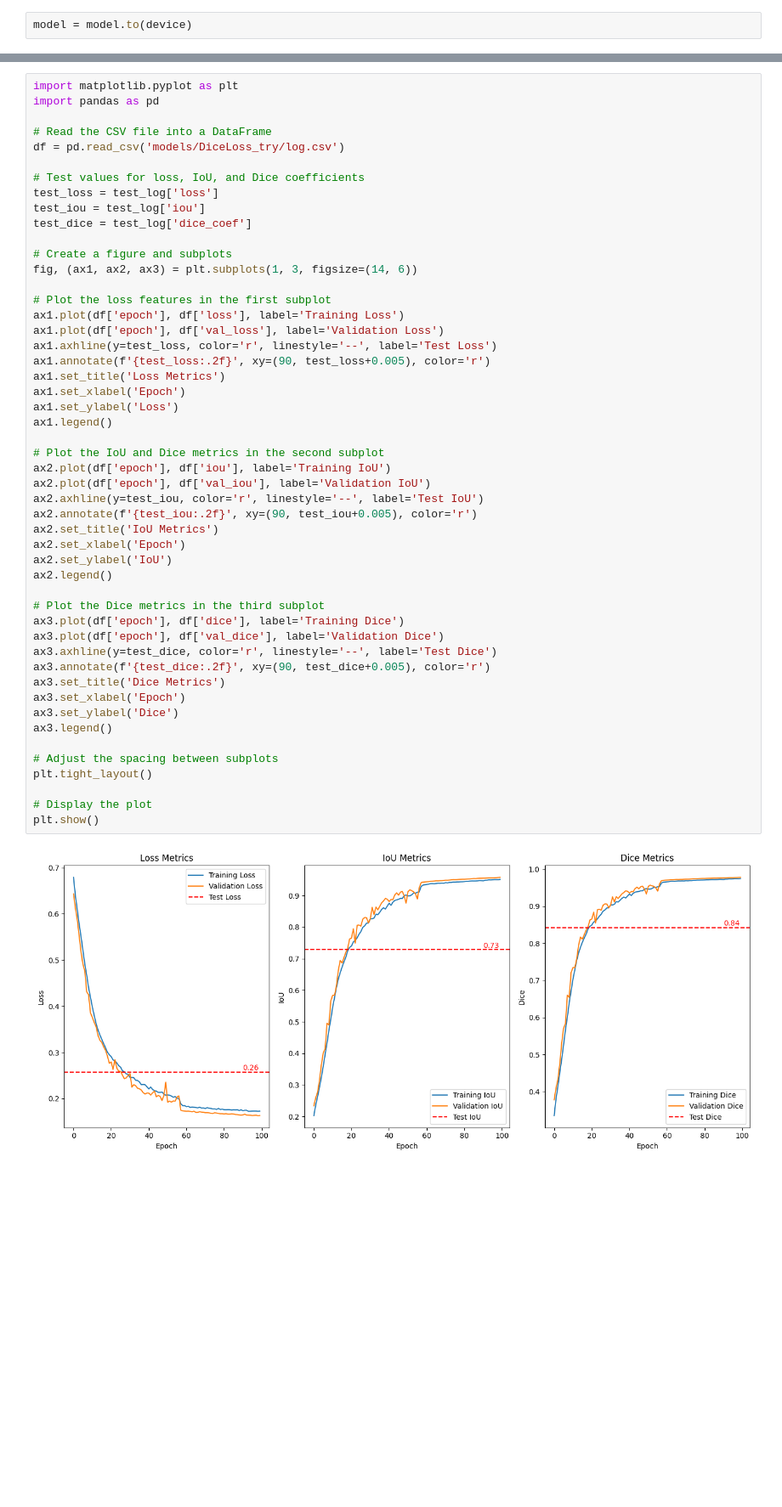
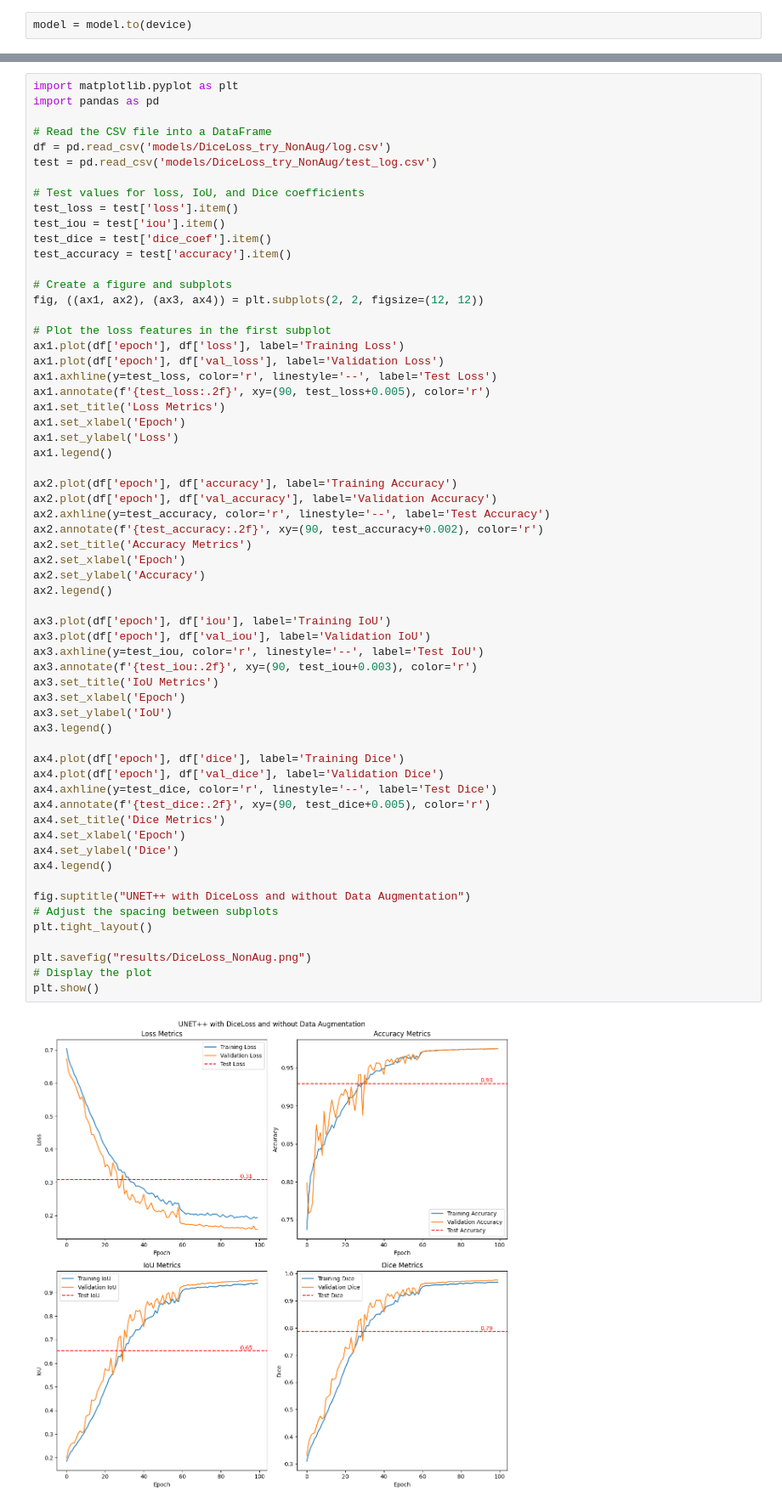
Before and after one commit to AntoniValls/Kvasir-Semantic-Segmentation, a Jupyter notebook: NestedUNET.ipynb, the cells around one changed output, grey strips where cells are left out. Shown at 85% size. Saved outputs shown, nothing was run; the diff lists cells and outputs as text; blank space fills up the shorter version.

Commit message:
Models with Data Augmentation and Without

```diff
--- a/NestedUNET.ipynb
+++ b/NestedUNET.ipynb
@@ -247,50 +268,61 @@ import matplotlib.pyplot as plt
 import pandas as pd
 
 # Read the CSV file into a DataFrame
-df = pd.read_csv('models/DiceLoss_try/log.csv')
+df = pd.read_csv('models/DiceLoss_try_NonAug/log.csv')
+test = pd.read_csv('models/DiceLoss_try_NonAug/test_log.csv')
 
 # Test values for loss, IoU, and Dice coefficients
-test_loss = test_log['loss']
-test_iou = test_log['iou']
-test_dice = test_log['dice_coef']
+test_loss = test['loss'].item()
+test_iou = test['iou'].item()
+test_dice = test['dice_coef'].item()
+test_accuracy = test['accuracy'].item()
 
 # Create a figure and subplots
-fig, (ax1, ax2, ax3) = plt.subplots(1, 3, figsize=(14, 6))
+fig, ((ax1, ax2), (ax3, ax4)) = plt.subplots(2, 2, figsize=(12, 12))
 
 # Plot the loss features in the first subplot
 ax1.plot(df['epoch'], df['loss'], label='Training Loss')
 ax1.plot(df['epoch'], df['val_loss'], label='Validation Loss')
 ax1.axhline(y=test_loss, color='r', linestyle='--', label='Test Loss')
 ax1.annotate(f'{test_loss:.2f}', xy=(90, test_loss+0.005), color='r')
 ax1.set_title('Loss Metrics')
 ax1.set_xlabel('Epoch')
 ax1.set_ylabel('Loss')
 ax1.legend()
 
-# Plot the IoU and Dice metrics in the second subplot
-ax2.plot(df['epoch'], df['iou'], label='Training IoU')
-ax2.plot(df['epoch'], df['val_iou'], label='Validation IoU')
-ax2.axhline(y=test_iou, color='r', linestyle='--', label='Test IoU')
-ax2.annotate(f'{test_iou:.2f}', xy=(90, test_iou+0.005), color='r')
-ax2.set_title('IoU Metrics')
+ax2.plot(df['epoch'], df['accuracy'], label='Training Accuracy')
+ax2.plot(df['epoch'], df['val_accuracy'], label='Validation Accuracy')
+ax2.axhline(y=test_accuracy, color='r', linestyle='--', label='Test Accuracy')
+ax2.annotate(f'{test_accuracy:.2f}', xy=(90, test_accuracy+0.002), color='r')
+ax2.set_title('Accuracy Metrics')
 ax2.set_xlabel('Epoch')
-ax2.set_ylabel('IoU')
+ax2.set_ylabel('Accuracy')
 ax2.legend()
 
-# Plot the Dice metrics in the third subplot
-ax3.plot(df['epoch'], df['dice'], label='Training Dice')
-ax3.plot(df['epoch'], df['val_dice'], label='Validation Dice')
-ax3.axhline(y=test_dice, color='r', linestyle='--', label='Test Dice')
-ax3.annotate(f'{test_dice:.2f}', xy=(90, test_dice+0.005), color='r')
-ax3.set_title('Dice Metrics')
+ax3.plot(df['epoch'], df['iou'], label='Training IoU')
+ax3.plot(df['epoch'], df['val_iou'], label='Validation IoU')
+ax3.axhline(y=test_iou, color='r', linestyle='--', label='Test IoU')
+ax3.annotate(f'{test_iou:.2f}', xy=(90, test_iou+0.003), color='r')
+ax3.set_title('IoU Metrics')
 ax3.set_xlabel('Epoch')
-ax3.set_ylabel('Dice')
+ax3.set_ylabel('IoU')
 ax3.legend()
 
+ax4.plot(df['epoch'], df['dice'], label='Training Dice')
+ax4.plot(df['epoch'], df['val_dice'], label='Validation Dice')
+ax4.axhline(y=test_dice, color='r', linestyle='--', label='Test Dice')
+ax4.annotate(f'{test_dice:.2f}', xy=(90, test_dice+0.005), color='r')
+ax4.set_title('Dice Metrics')
+ax4.set_xlabel('Epoch')
+ax4.set_ylabel('Dice')
+ax4.legend()
+
+fig.suptitle("UNET++ with DiceLoss and without Data Augmentation")
 # Adjust the spacing between subplots
 plt.tight_layout()
 
+plt.savefig("results/DiceLoss_NonAug.png")
 # Display the plot
 plt.show()
 # %% [output]
-[figure, old version]
+[figure, new version]
```
Also changed, not shown: parts of 4 cells of this notebook, 20 other files.
